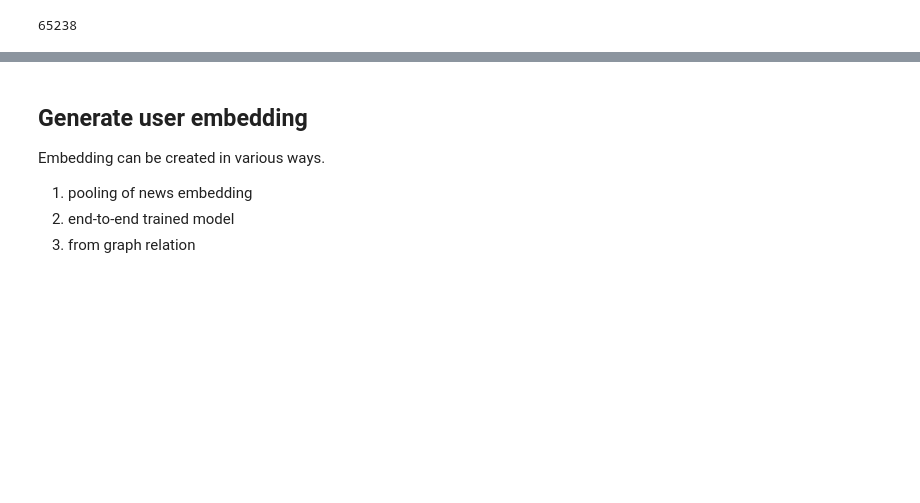
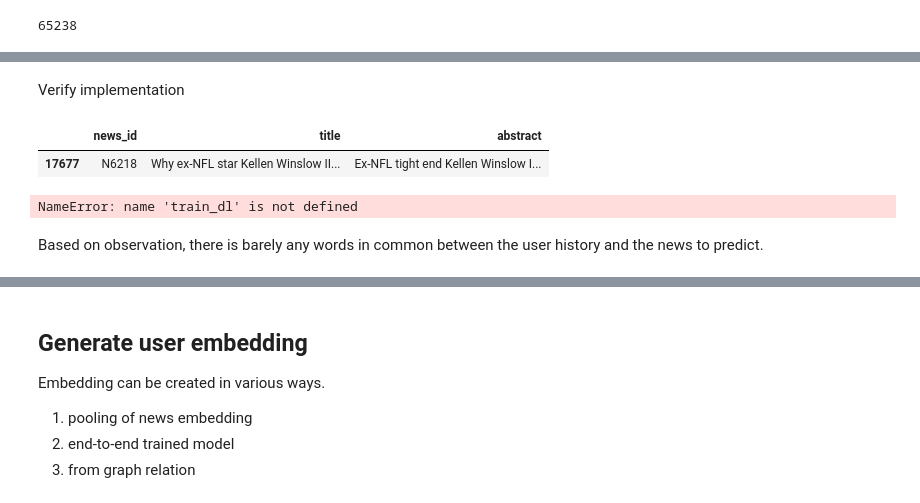
Before and after one commit to diansheng/mind-recommendation, a Jupyter notebook: notebooks/EXP-Word2Vec-20210428.ipynb, the cells around one changed output, grey strips where cells are left out. Saved outputs shown, nothing was run; the diff lists cells and outputs as text; code cells hidden in the pictures; blank space fills up the shorter version.

Commit message:
define dataset-algorithm-system structure

```diff
--- a/notebooks/EXP-Word2Vec-20210428.ipynb
+++ b/notebooks/EXP-Word2Vec-20210428.ipynb
@@ -72,0 +81,3 @@ news_train.sample(1)
+# %%
+news_df = pd.concat([news_train,news_val]).drop_duplicates()
+news_df.shape
@@ -117,14 +130,17 @@ Wall time: 4.29 µs
 # %%
-def build_news_embedding(news_2_vec):
+def build_news_embedding(x):
     emb = []
     news_2_index = dict() # index starts from 1, reserve 0 for padding
+    index_2_news = ['PADDING']
 
     for i, news_id in enumerate(news_2_vec):
         news_2_index[news_id] = i+1
         emb.append(torch.tensor(news_2_vec[news_id]))
+        index_2_news.append(news_id)
 
-    emb.insert(0, torch.randn(len(emb[0])))  # insert a randomized embedding for padding
+#     emb.insert(0, torch.randn(len(emb[0])))  # insert a randomized embedding for padding
+    emb.insert(0, torch.zeros(len(emb[0])))  # insert a zero vector for padding
     weight = torch.stack(emb)
 #     embedding = nn.Embedding.from_pretrained(weight, freeze=True)
 
-    return weight, news_2_index
+    return weight, news_2_index, index_2_news
@@ -131,5 +151,5 @@ def build_news_embedding(news_2_vec):
 # %%
-news_embedding, news_2_index = build_news_embedding(news_2_vec)
+news_embedding, news_2_index, index_2_news = build_news_embedding(news_2_vec)
 # %%
 len(news_2_index)
 # %% [output]
@@ -198,0 +300,2 @@ train_dl = torch.utils.data.DataLoader(
+# %% [markdown]
+Verify implementation
@@ -198,0 +345,16 @@ train_dl = torch.utils.data.DataLoader(
+# %%
+news_df.loc[news_df['news_id']==index_2_news[17678]]
+# %% [output]
+|  | news_id | title | abstract |
+| 17677 | N6218 | Why ex-NFL star Kellen Winslow II... | Ex-NFL tight end Kellen Winslow I... |
+# %%
+for idx, (history, impression, label) in enumerate(train_dl):
+    if label.numpy()[0]==0:
+        continue
+    h, i, l = history.numpy()[0].tolist(), impression.numpy()[0], label.numpy()[0]
+    visualize_prediction(h,i,l)
+    break
+# %% [output]
+NameError: name 'train_dl' is not defined
+# %% [markdown]
+Based on observation, there is barely any words in common between the user history and the news to predict.
```
Also changed, not shown: parts of 48 cells of this notebook, 9 other files.
